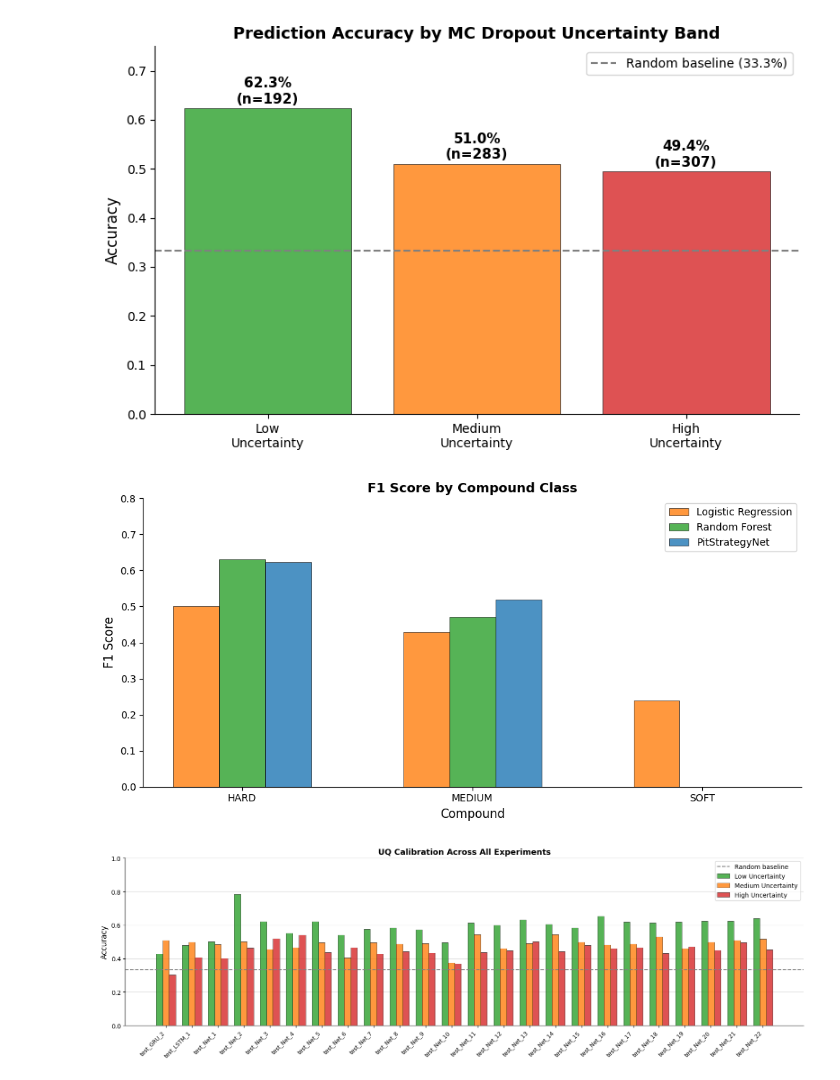
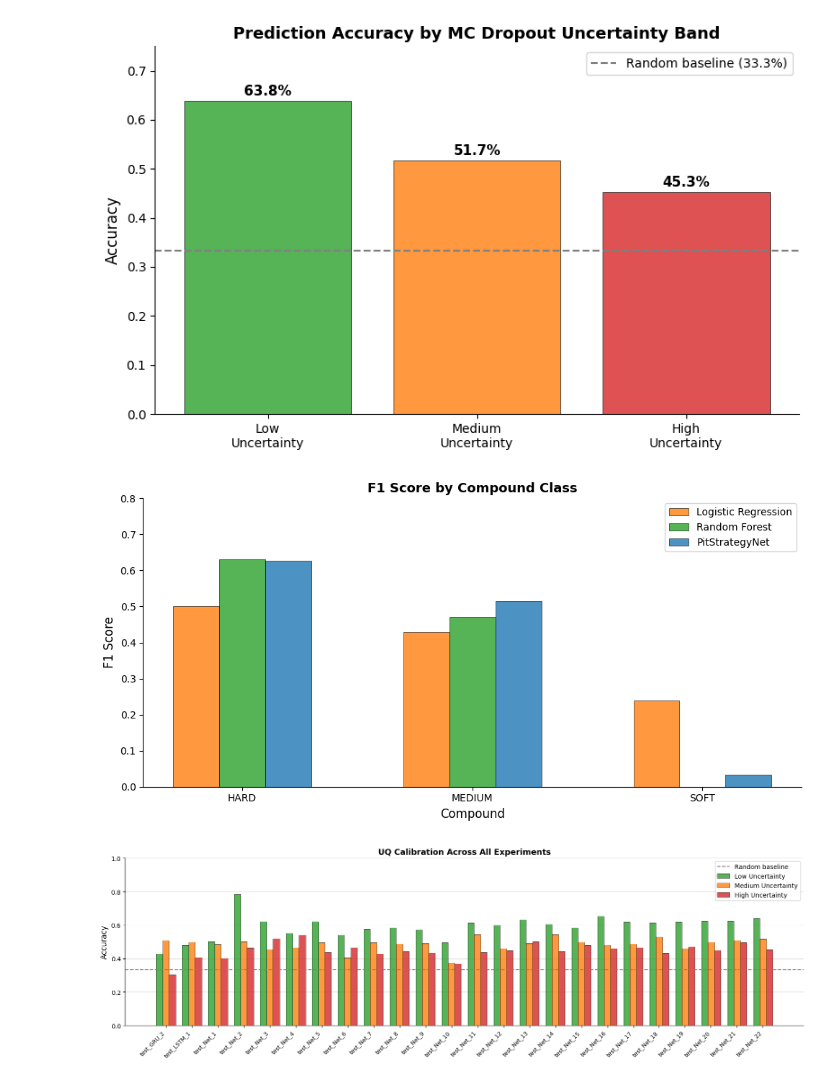
Before and after one commit to Stephenoco/F1-Uncertainty-Quantification, a Jupyter notebook: src/notebooks/06_Visualisations.ipynb, the cells around one changed output. Drawn from its saved outputs; the diff is of its cells as text; code cells hidden in the pictures.

```diff
--- a/src/notebooks/06_Visualisations.ipynb
+++ b/src/notebooks/06_Visualisations.ipynb
@@ -26,7 +26,6 @@ with open(baseline_dir / 'baseline.json') as f:
     baseline = json.load(f)
 
 summary_df = pd.DataFrame(experiments)
-summary_df.sort_values(by=['accuracy'], inplace=True, ascending=False, ignore_index=True)
 print(summary_df[['experiment', 'architecture', 'accuracy', 'uq_low_acc', 'uq_high_acc']])
 
 plt.style.use('default')
@@ -64,8 +55,9 @@ plt.rcParams.update({
 # %%
 fig, ax = plt.subplots(figsize=(10, 5))
 
-models = ['Blind Classifier', 'Logistic Regression', 'Random Forest', 'PitStrategyNet (best)']
-accuracies = [0.4084, 0.4160, 0.5305, summary_df['accuracy'][0]]
+summary_current = summary_df.iloc[-1] # Get the latest model summary
+models = ['Blind Classifier', 'Logistic Regression', 'Random Forest', summary_current['architecture']]
+accuracies = [0.4084, 0.4160, 0.5305, summary_current['accuracy']]
 colours = ['#d62728', '#ff7f0e', '#2ca02c', '#1f77b4']
 
 bars = ax.bar(models, accuracies, color=colours, alpha=0.8, edgecolor='black', linewidth=0.5)
@@ -94,30 +86,30 @@ plt.show()
 # %%
 fig, ax = plt.subplots(figsize=(8, 5))
 
 bands = ['Low\nUncertainty', 'Medium\nUncertainty', 'High\nUncertainty']
-accuracy = [summary_df['uq_low_acc'][0], summary_df['uq_med_acc'][0], summary_df['uq_high_acc'][0]]
-counts = [192, 283, 307]
+accuracy = [summary_current['uq_low_acc'], summary_current['uq_med_acc'], summary_current['uq_high_acc']]
+
 colours = ['#2ca02c', '#ff7f0e', '#d62728']
 
 bars = ax.bar(bands, accuracy, color=colours, alpha=0.8, edgecolor='black', linewidth=0.5)
 
-for bar, acc, count in zip(bars, accuracy, counts):
+for bar, acc in zip(bars, accuracy):
     ax.text(bar.get_x() + bar.get_width()/2, bar.get_height() + 0.005,
-            f'{acc:.1%}\n(n={count})', ha='center', va='bottom', fontweight='bold', fontsize=11)
+            f'{acc:.1%}', ha='center', va='bottom', fontweight='bold', fontsize=11)
 
 ax.axhline(y=0.333, color='grey', linestyle='--', linewidth=1.5, label='Random baseline (33.3%)')
 ax.set_ylabel('Accuracy', fontsize=12)
 ax.set_title('Prediction Accuracy by MC Dropout Uncertainty Band', fontsize=13, fontweight='bold')
 ax.set_ylim(0, 0.75)
 ax.legend()
 ax.yaxis.grid(False)
 ax.xaxis.grid(False)
 
 plt.tight_layout()
 plt.savefig(figures_dir / 'uq_across_experiments.png', dpi=150, bbox_inches='tight', facecolor='white')
 plt.show()
 # %% [output]
-[figure, old version]
+[figure, new version]
 # %%
 fig, ax = plt.subplots(figsize=(10, 5))
 
@@ -128,7 +120,7 @@ classes = ['HARD', 'MEDIUM', 'SOFT']
 models_f1 = {
     'Logistic Regression': [0.50, 0.43, 0.24],
     'Random Forest': [0.63, 0.47, 0.00],
-    'PitStrategyNet': [summary_df['hard_f1'][0], summary_df['medium_f1'][0], summary_df['soft_f1'][0]],
+    summary_current['architecture']: [summary_current['hard_f1'], summary_current['medium_f1'], summary_current['soft_f1']],
 }
 
 colours = ['#ff7f0e', '#2ca02c', '#1f77b4']
@@ -151,7 +143,7 @@ plt.tight_layout()
 plt.savefig(figures_dir / 'f1_by_class.png', dpi=150, bbox_inches='tight', facecolor='white')
 plt.show()
 # %% [output]
-[figure, old version]
+[figure, new version]
 # %%
 fig, ax = plt.subplots(figsize=(16, 5), facecolor='white')
 ax.set_facecolor('white')
```
Also changed, not shown: parts of 2 cells of this notebook.
